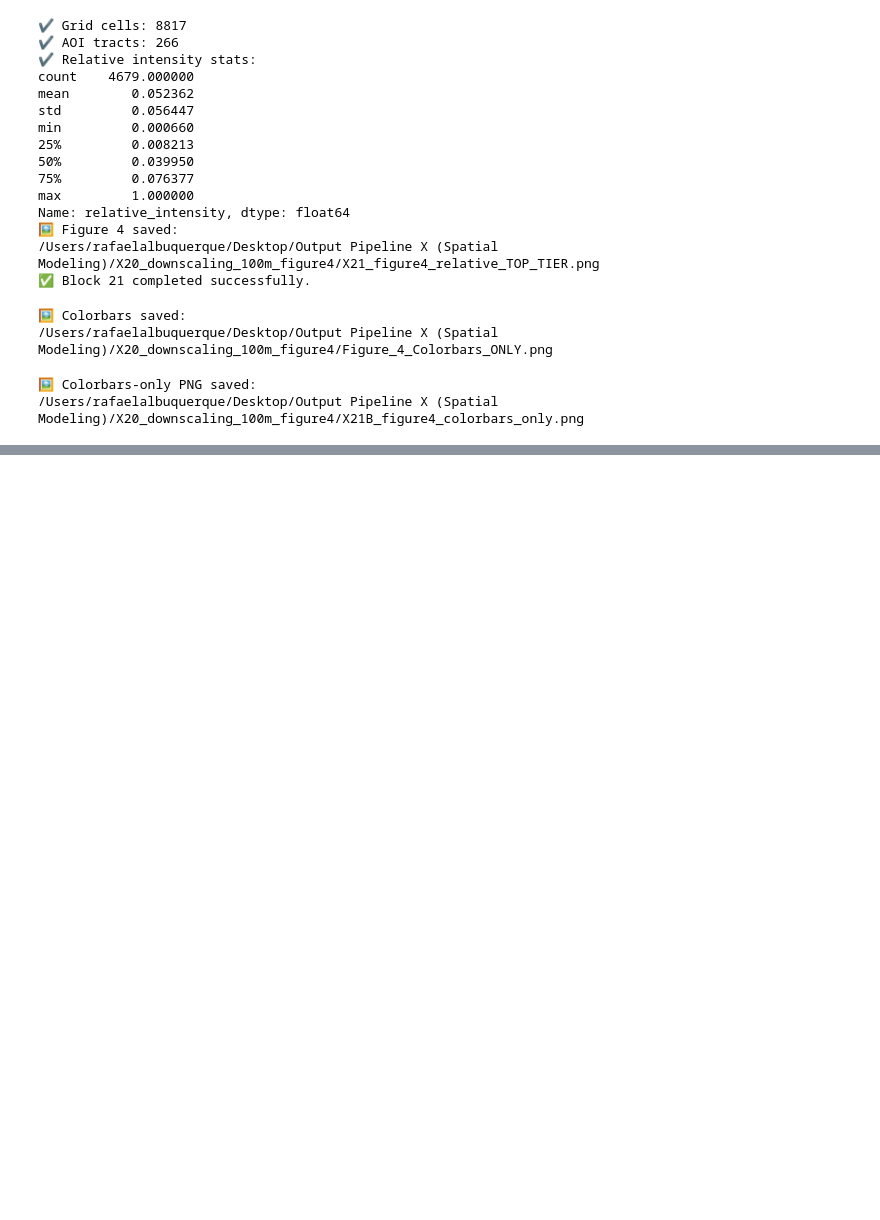
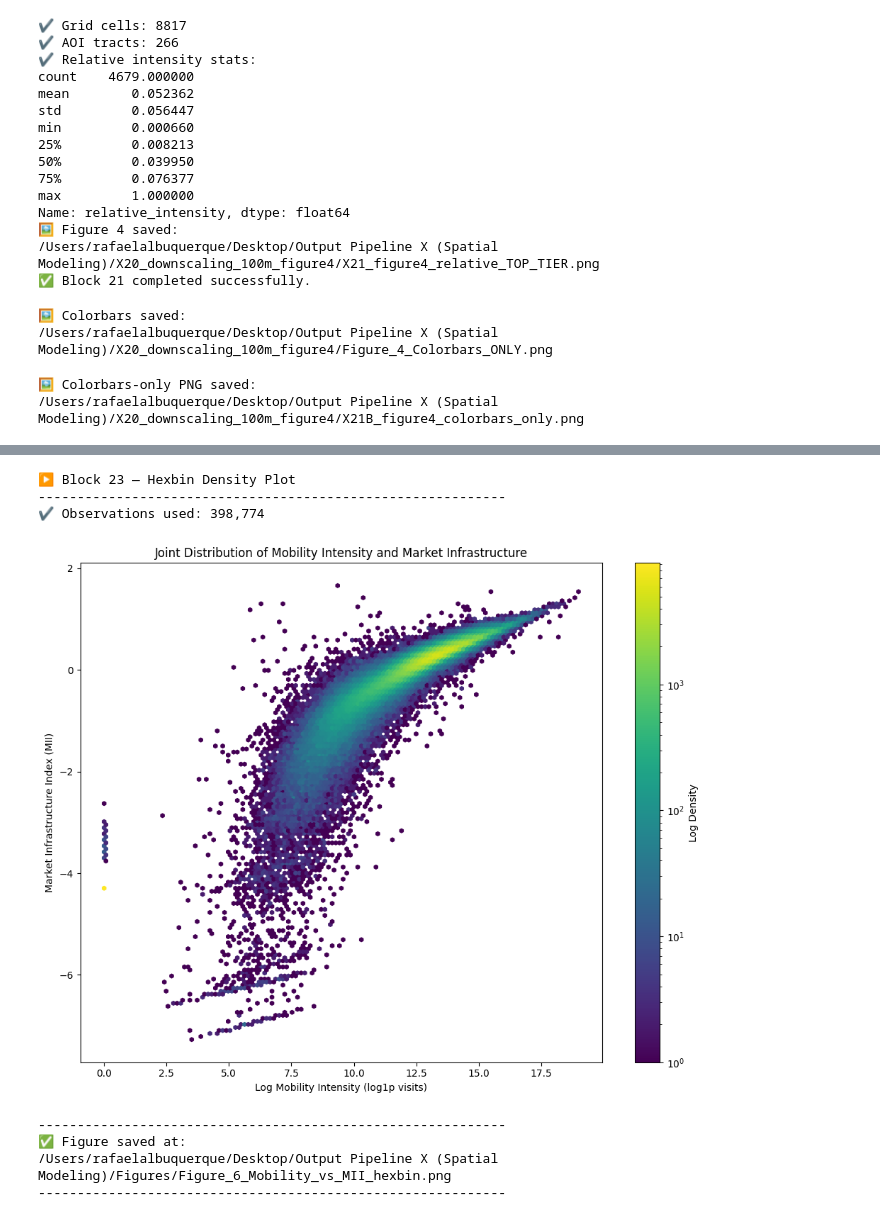
Before and after one commit to RPAlbuquerque/An-Interpretable-GeoAI-Framework-for-Longitudinal-Analysis-of-Spatiotemporal-Digital-Discourse, a Jupyter notebook: 5_Pipeline_X.ipynb, the cells around one changed output, grey strips where cells are left out. Drawn from its saved outputs; the diff is of its cells as text; code cells hidden in the pictures; blank space fills up the shorter version.

```diff
--- a/5_Pipeline_X.ipynb
+++ b/5_Pipeline_X.ipynb
@@ -7440,0 +7552,78 @@ print(OUT_PNG)
+# %%
+# ============================================================
+# BLOCK 23 — HEXBIN DENSITY (FINAL VERSION)
+# Mobility Intensity vs Market Infrastructure (MII)
+# ============================================================
+
+import matplotlib.pyplot as plt
+import numpy as np
+import os
+
+print("▶️ Block 23 — Hexbin Density Plot")
+print("-" * 60)
+
+# ------------------------------------------------------------
+# Variables
+# ------------------------------------------------------------
+mobility_col = "log1p_visits_A4"
+mii_col = "mii"
+
+df = gdf[[mobility_col, mii_col]].copy()
+df = df.replace([np.inf, -np.inf], np.nan).dropna()
+
+print(f"✔ Observations used: {len(df):,}")
+
+# ------------------------------------------------------------
+# Plot
+# ------------------------------------------------------------
+plt.figure(figsize=(10, 8))
+
+hb = plt.hexbin(
+    df[mobility_col],
+    df[mii_col],
+    gridsize=130,
+    cmap="viridis",
+    bins="log",
+    mincnt=1
+)
+
+cb = plt.colorbar(hb)
+cb.set_label("Log Density")
+
+plt.xlabel("Log Mobility Intensity (log1p visits)")
+plt.ylabel("Market Infrastructure Index (MII)")
+plt.title("Joint Distribution of Mobility Intensity and Market Infrastructure")
+
+plt.tight_layout()
+
+# ------------------------------------------------------------
+# Save
+# ------------------------------------------------------------
+OUTPUT_DIR = (
+    "/Users/rafaelalbuquerque/Desktop/"
+    "Output Pipeline X (Spatial Modeling)/Figures"
+)
+
+os.makedirs(OUTPUT_DIR, exist_ok=True)
+
+output_path = os.path.join(
+    OUTPUT_DIR,
+    "Figure_6_Mobility_vs_MII_hexbin.png"
+)
+
+plt.savefig(output_path, dpi=400)
+plt.show()
+
+print("-" * 60)
+print("✅ Figure saved at:")
+print(output_path)
+print("-" * 60)
+# %% [output]
+▶️ Block 23 — Hexbin Density Plot
+------------------------------------------------------------
+✔ Observations used: 398,774
+[figure, added]
+------------------------------------------------------------
+✅ Figure saved at:
+/Users/rafaelalbuquerque/Desktop/Output Pipeline X (Spatial Modeling)/Figures/Figure_6_Mobility_vs_MII_hexbin.png
+------------------------------------------------------------
```
Also changed, not shown: parts of 9 cells of this notebook.
